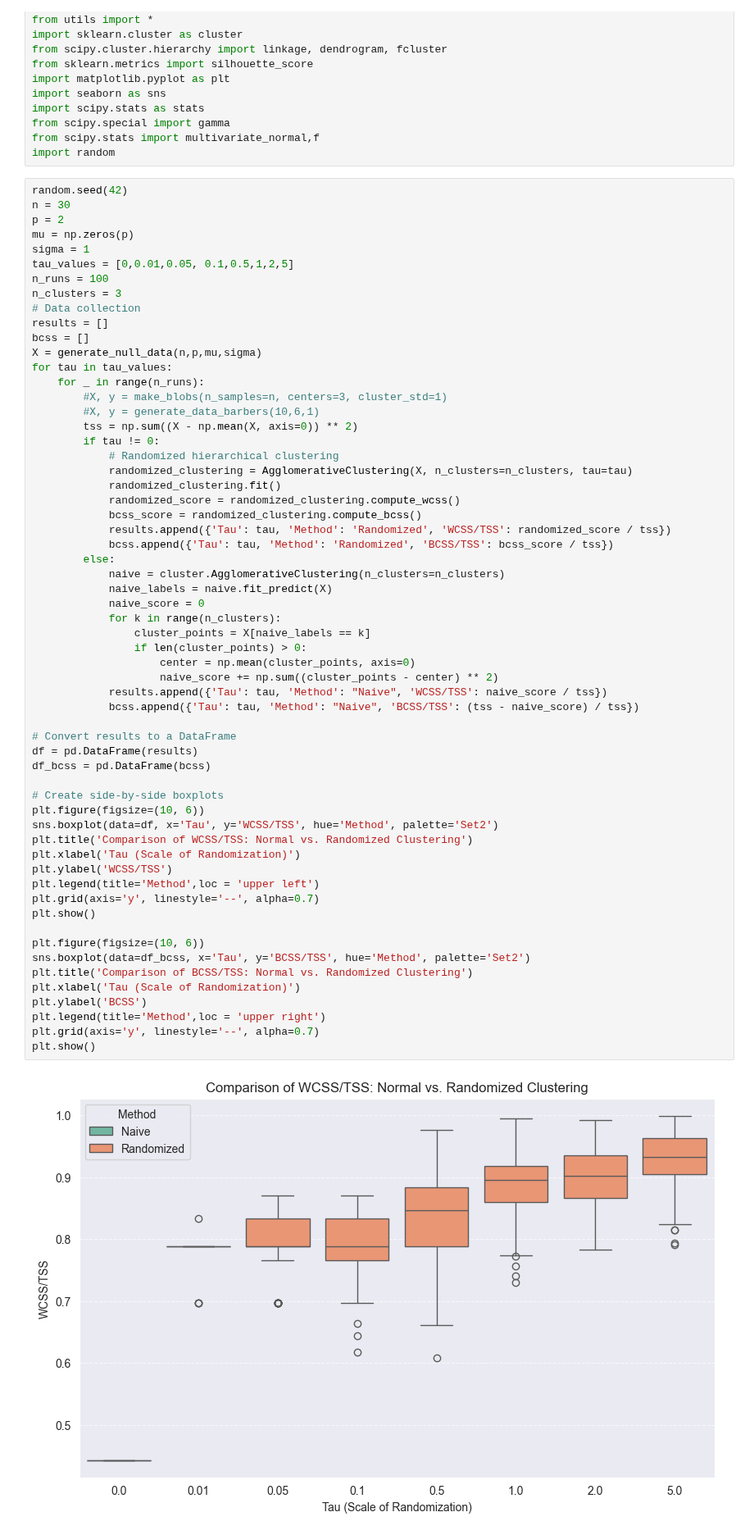
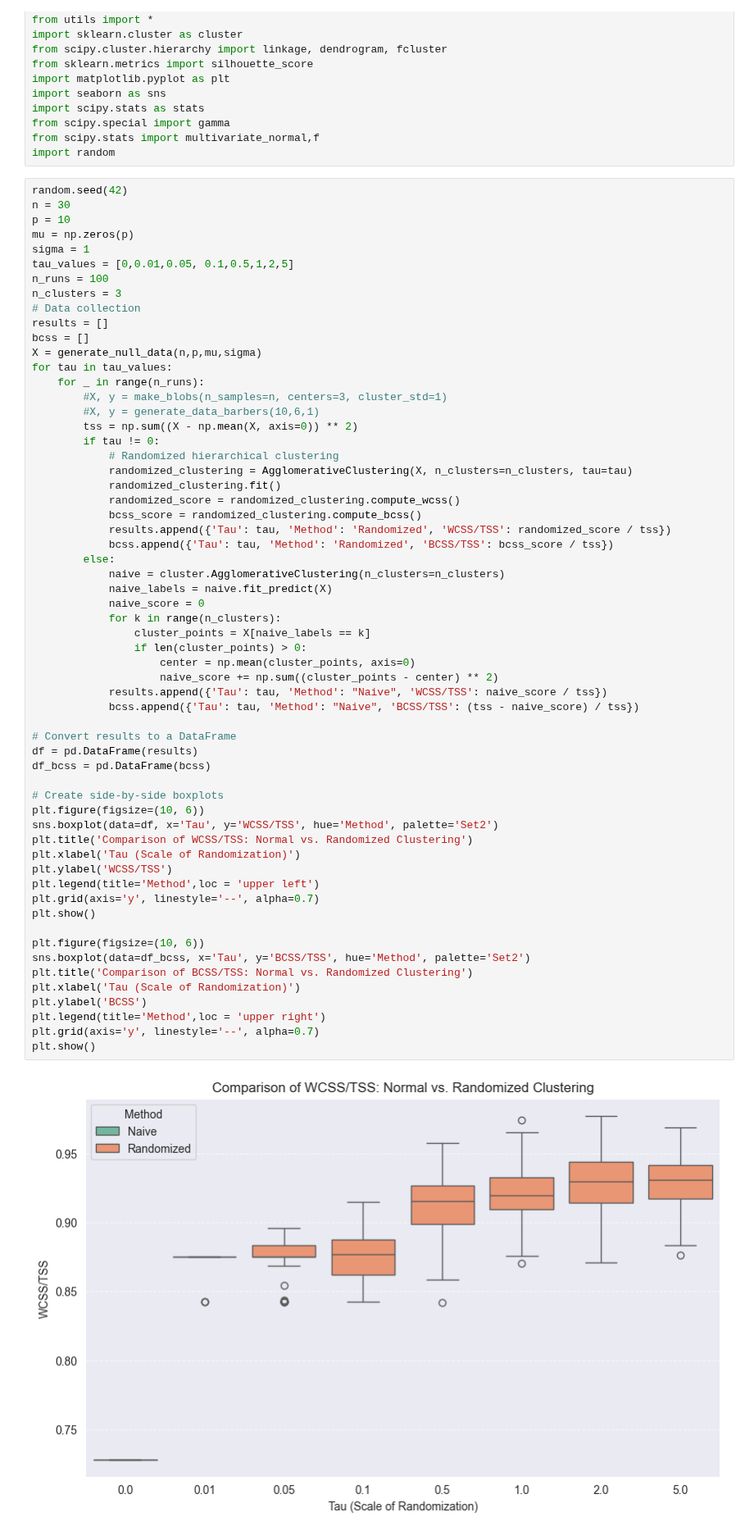
Before and after one commit to judywu4800/SI_HierarchicalClustering, a Jupyter notebook: choose_tau_test.ipynb, the cells around one changed output. Shown at 82% size. Drawn from its saved outputs; the diff is of its cells as text.

```diff
--- a/choose_tau_test.ipynb
+++ b/choose_tau_test.ipynb
@@ -17,7 +17,7 @@ import random
 # %%
 random.seed(42)
 n = 30
-p = 2
+p = 10
 mu = np.zeros(p)
 sigma = 1
 tau_values = [0,0.01,0.05, 0.1,0.5,1,2,5]
@@ -48,31 +48,31 @@ for tau in tau_values:
                 cluster_points = X[naive_labels == k]
                 if len(cluster_points) > 0:
                     center = np.mean(cluster_points, axis=0)
                     naive_score += np.sum((cluster_points - center) ** 2)
             results.append({'Tau': tau, 'Method': "Naive", 'WCSS/TSS': naive_score / tss})
             bcss.append({'Tau': tau, 'Method': "Naive", 'BCSS/TSS': (tss - naive_score) / tss})
 
 # Convert results to a DataFrame
 df = pd.DataFrame(results)
 df_bcss = pd.DataFrame(bcss)
 
 # Create side-by-side boxplots
 plt.figure(figsize=(10, 6))
 sns.boxplot(data=df, x='Tau', y='WCSS/TSS', hue='Method', palette='Set2')
 plt.title('Comparison of WCSS/TSS: Normal vs. Randomized Clustering')
 plt.xlabel('Tau (Scale of Randomization)')
 plt.ylabel('WCSS/TSS')
 plt.legend(title='Method',loc = 'upper left')
 plt.grid(axis='y', linestyle='--', alpha=0.7)
 plt.show()
 
 plt.figure(figsize=(10, 6))
 sns.boxplot(data=df_bcss, x='Tau', y='BCSS/TSS', hue='Method', palette='Set2')
 plt.title('Comparison of BCSS/TSS: Normal vs. Randomized Clustering')
 plt.xlabel('Tau (Scale of Randomization)')
 plt.ylabel('BCSS')
 plt.legend(title='Method',loc = 'upper right')
 plt.grid(axis='y', linestyle='--', alpha=0.7)
 plt.show()
 # %% [output]
-[figure, old version]
+[figure, new version]
```
Also changed, not shown: parts of 5 cells of this notebook, 13 other files.
